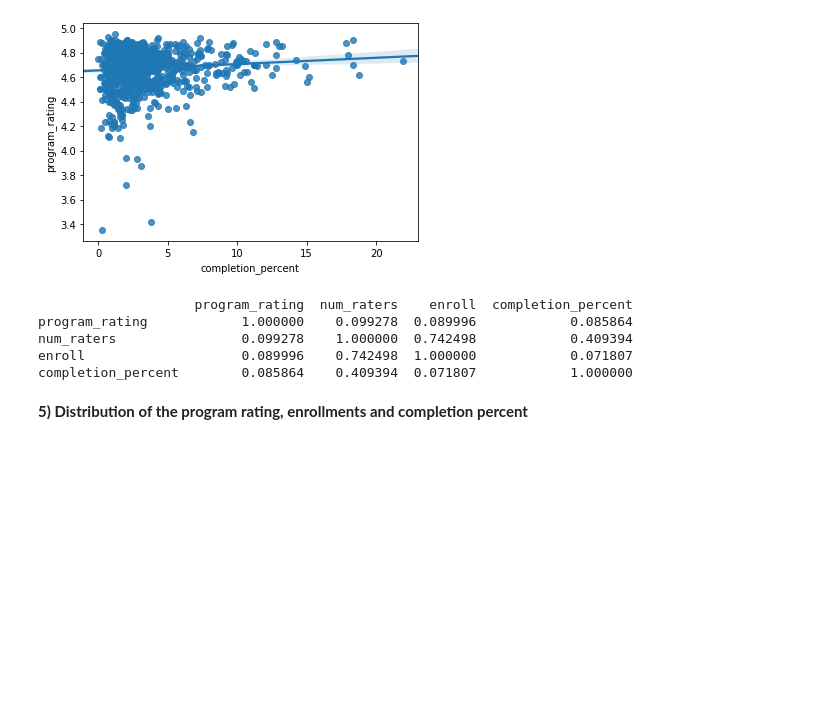
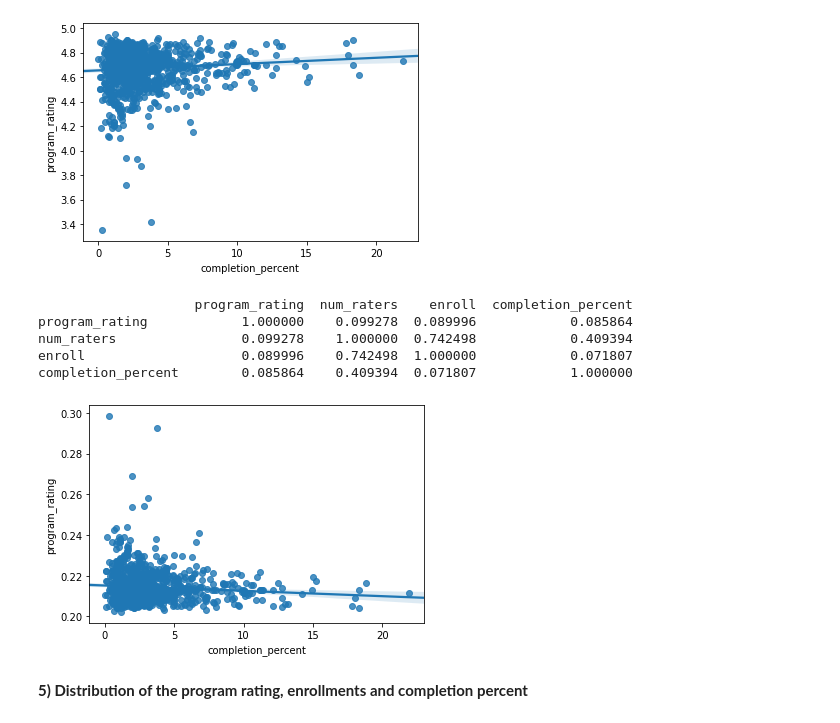
Before and after one commit to srinivasayer4/Coursera-Courses-Analysis, a Jupyter notebook: Coursera.ipynb, the cells around one changed output. Cells and saved outputs as stored; diff of their text form; code cells hidden in the pictures; blank space fills up the shorter version.

```diff
--- a/Coursera.ipynb
+++ b/Coursera.ipynb
@@ -254,6 +254,12 @@ program_rating            1.000000    0.099278  0.089996            0.085864
 num_raters                0.099278    1.000000  0.742498            0.409394
 enroll                    0.089996    0.742498  1.000000            0.071807
 completion_percent        0.085864    0.409394  0.071807            1.000000
+# %%
+#Scatterplot for ratings and enrollment relationship with a Hyperbolic relationship
+sns.regplot( x= catalog.completion_percent, y= 1/catalog.program_rating,  )
+plt.show()
+# %% [output]
+[figure, added]
 # %% [markdown]
 **5) Distribution of the program rating, enrollments and completion percent**
 # %%
```
Also changed, not shown: parts of 27 cells of this notebook.
